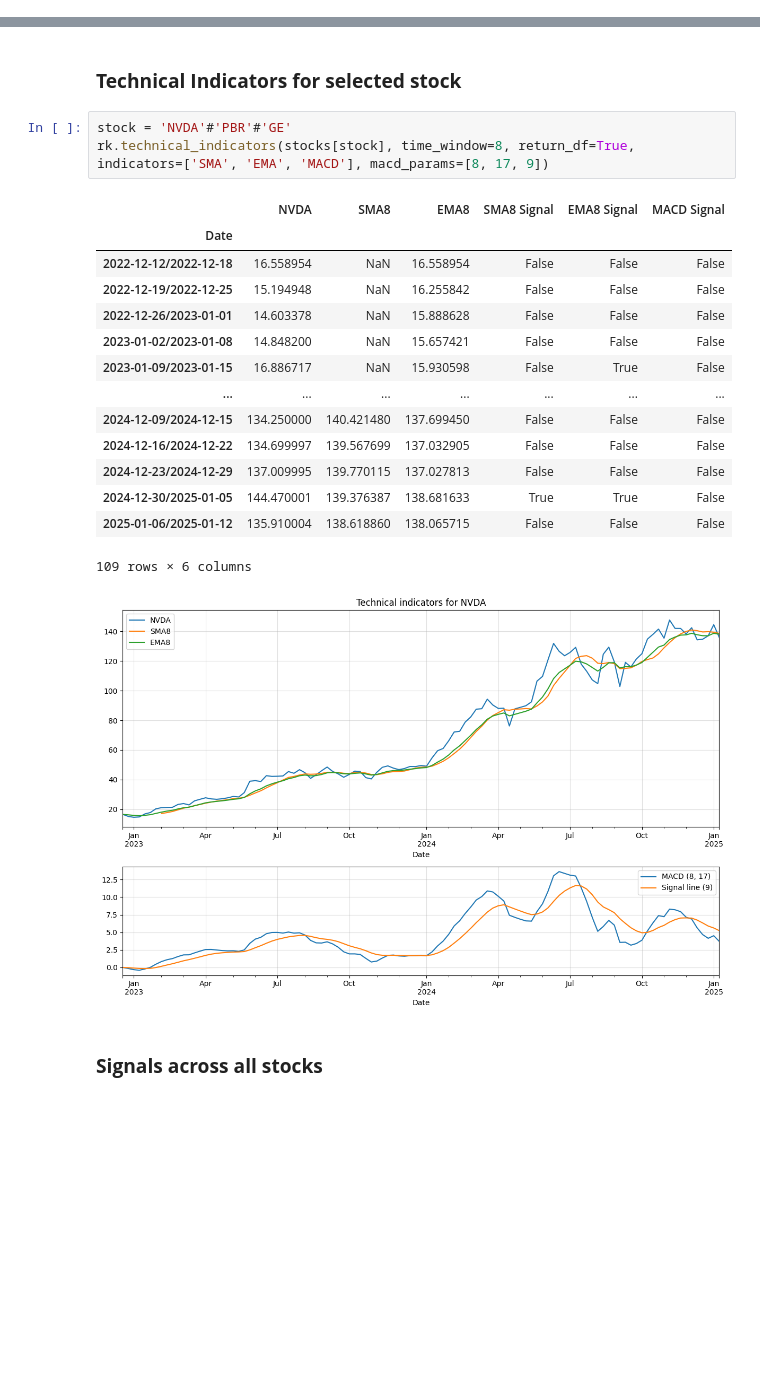
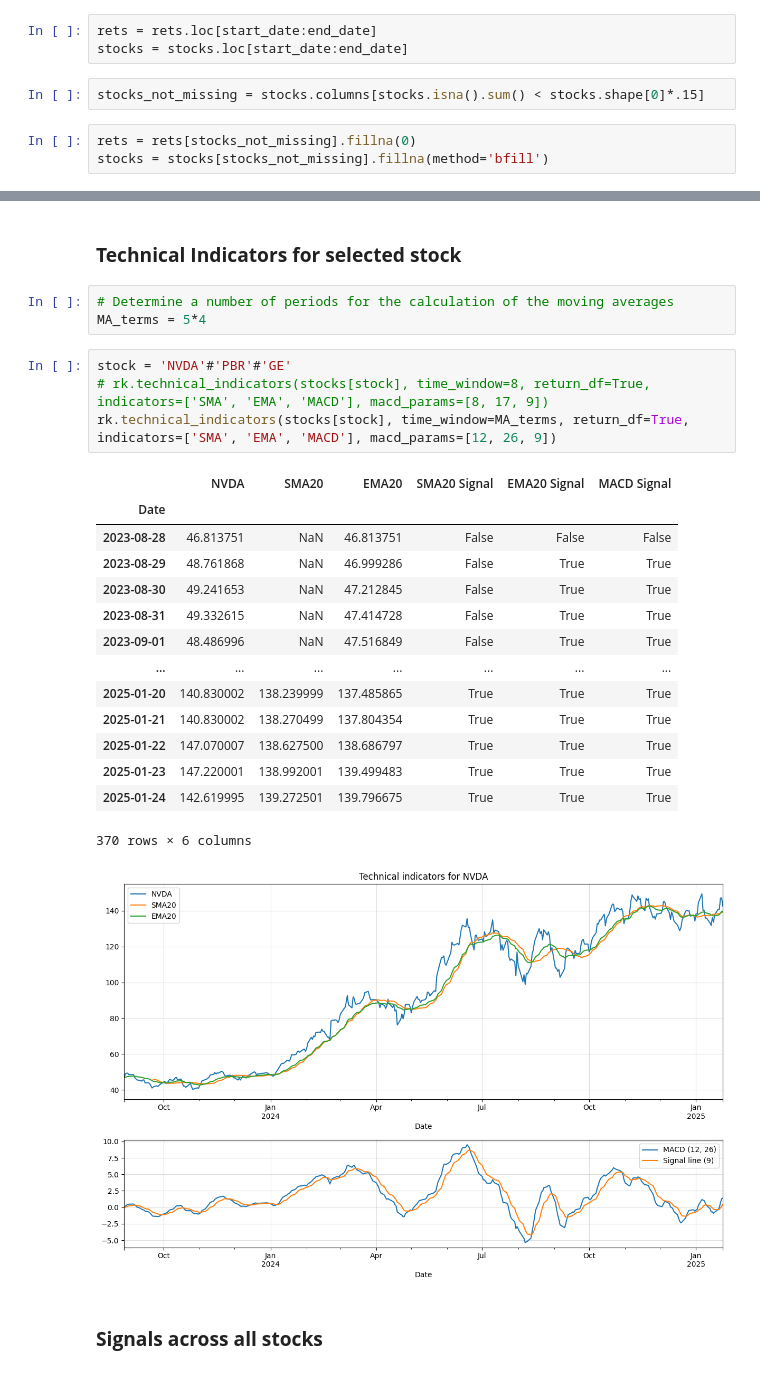
Before and after one commit to Jumarti96/Trii-stocks, a Jupyter notebook: 1. Trii Catalog Stock Pre-selection.ipynb, the cells around one changed output, grey strips where cells are left out. Drawn from its saved outputs; the diff is of its cells as text; blank space fills up the shorter version.

```diff
--- a/1. Trii Catalog Stock Pre-selection.ipynb
+++ b/1. Trii Catalog Stock Pre-selection.ipynb
@@ -99,4 +104,12 @@ stocks = pd.concat([col_stocks, global_stocks], axis='columns')
 stocks = stocks.loc[:, rets.columns]
+# %%
+rets = rets.loc[start_date:end_date]
+stocks = stocks.loc[start_date:end_date]
+# %%
+stocks_not_missing = stocks.columns[stocks.isna().sum() < stocks.shape[0]*.15]
+# %%
+rets = rets[stocks_not_missing].fillna(0)
+stocks = stocks[stocks_not_missing].fillna(method='bfill')
 # %% [markdown]
 ### **Initial examination**
 # %%
@@ -134,24 +147,28 @@ summary_stats
 # %% [markdown]
 ### **Technical Indicators for selected stock**
+# %%
+# Determine a number of periods for the calculation of the moving averages
+MA_terms = 5*4
 # %%
 stock = 'NVDA'#'PBR'#'GE'
-rk.technical_indicators(stocks[stock], time_window=8, return_df=True, indicators=['SMA', 'EMA', 'MACD'], macd_params=[8, 17, 9])
+# rk.technical_indicators(stocks[stock], time_window=8, return_df=True, indicators=['SMA', 'EMA', 'MACD'], macd_params=[8, 17, 9])
+rk.technical_indicators(stocks[stock], time_window=MA_terms, return_df=True, indicators=['SMA', 'EMA', 'MACD'], macd_params=[12, 26, 9])
 # %% [output]
-|  | NVDA | SMA8 | EMA8 | SMA8 Signal | EMA8 Signal | MACD Signal |
+|  | NVDA | SMA20 | EMA20 | SMA20 Signal | EMA20 Signal | MACD Signal |
 | Date |  |  |  |  |  |  |
-| 2022-12-12/2022-12-18 | 16.558954 | NaN | 16.558954 | False | False | False |
-| 2022-12-19/2022-12-25 | 15.194948 | NaN | 16.255842 | False | False | False |
-| 2022-12-26/2023-01-01 | 14.603378 | NaN | 15.888628 | False | False | False |
-| 2023-01-02/2023-01-08 | 14.848200 | NaN | 15.657421 | False | False | False |
-| 2023-01-09/2023-01-15 | 16.886717 | NaN | 15.930598 | False | True | False |
+| 2023-08-28 | 46.813751 | NaN | 46.813751 | False | False | False |
+| 2023-08-29 | 48.761868 | NaN | 46.999286 | False | True | True |
+| 2023-08-30 | 49.241653 | NaN | 47.212845 | False | True | True |
+| 2023-08-31 | 49.332615 | NaN | 47.414728 | False | True | True |
+| 2023-09-01 | 48.486996 | NaN | 47.516849 | False | True | True |
 | ... | ... | ... | ... | ... | ... | ... |
-| 2024-12-09/2024-12-15 | 134.250000 | 140.421480 | 137.699450 | False | False | False |
-| 2024-12-16/2024-12-22 | 134.699997 | 139.567699 | 137.032905 | False | False | False |
-| 2024-12-23/2024-12-29 | 137.009995 | 139.770115 | 137.027813 | False | False | False |
-| 2024-12-30/2025-01-05 | 144.470001 | 139.376387 | 138.681633 | True | True | False |
-| 2025-01-06/2025-01-12 | 135.910004 | 138.618860 | 138.065715 | False | False | False |
+| 2025-01-20 | 140.830002 | 138.239999 | 137.485865 | True | True | True |
+| 2025-01-21 | 140.830002 | 138.270499 | 137.804354 | True | True | True |
+| 2025-01-22 | 147.070007 | 138.627500 | 138.686797 | True | True | True |
+| 2025-01-23 | 147.220001 | 138.992001 | 139.499483 | True | True | True |
+| 2025-01-24 | 142.619995 | 139.272501 | 139.796675 | True | True | True |
-109 rows × 6 columns
+370 rows × 6 columns
-[figure, old version]
+[figure, new version]
 # %% [markdown]
 ### **Signals across all stocks**
 # %%
```
Also changed, not shown: parts of 15 cells of this notebook, 15 other files.
